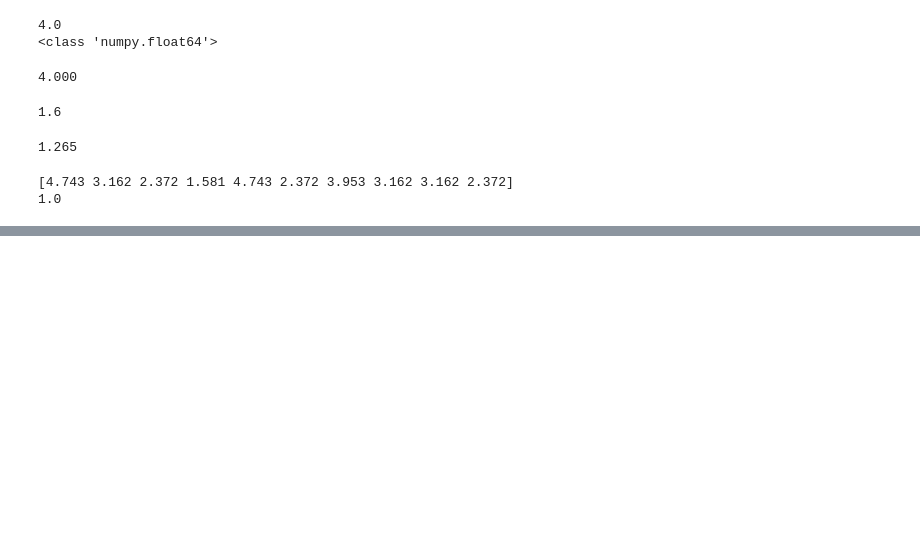
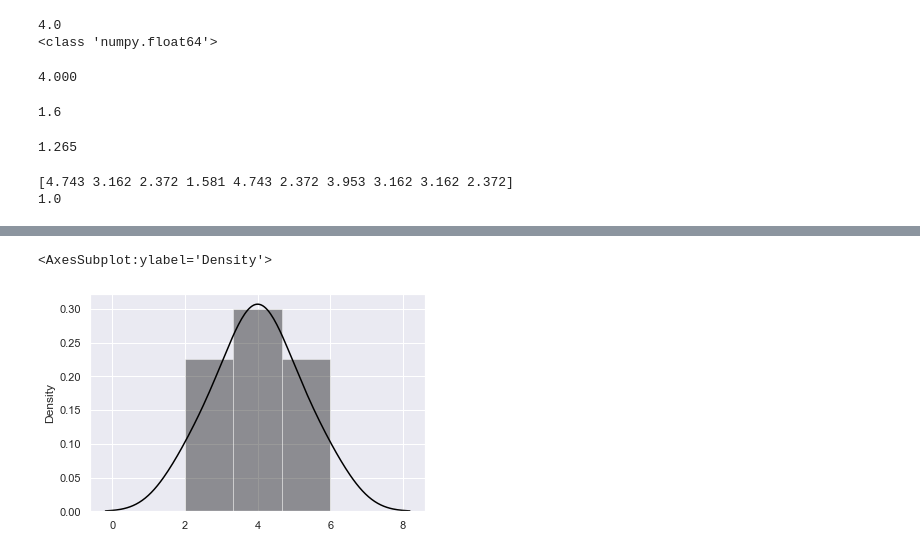
Before and after one commit to khm9888/projects, a Jupyter notebook: company_project/2022_marvrus/통계.ipynb, the cells around one changed output, grey strips where cells are left out. Saved outputs shown, nothing was run; the diff lists cells and outputs as text; code cells hidden in the pictures; blank space fills up the shorter version.

```diff
--- a/company_project/2022_marvrus/통계.ipynb
+++ b/company_project/2022_marvrus/통계.ipynb
@@ -54,0 +110,5 @@ print(np.std(fish_data/sd))
+# %%
+sns.distplot(fish_data,color="black")
+# %% [output]
+<AxesSubplot:ylabel='Density'>
+[figure, added]
```
Also changed, not shown: parts of 38 cells of this notebook, 3 other files.
